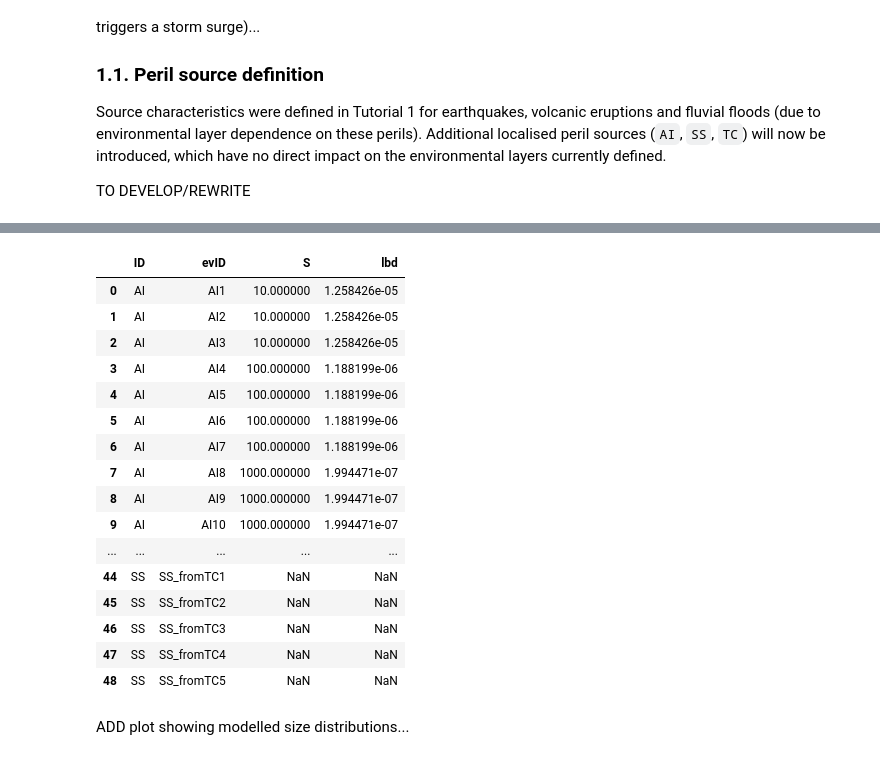
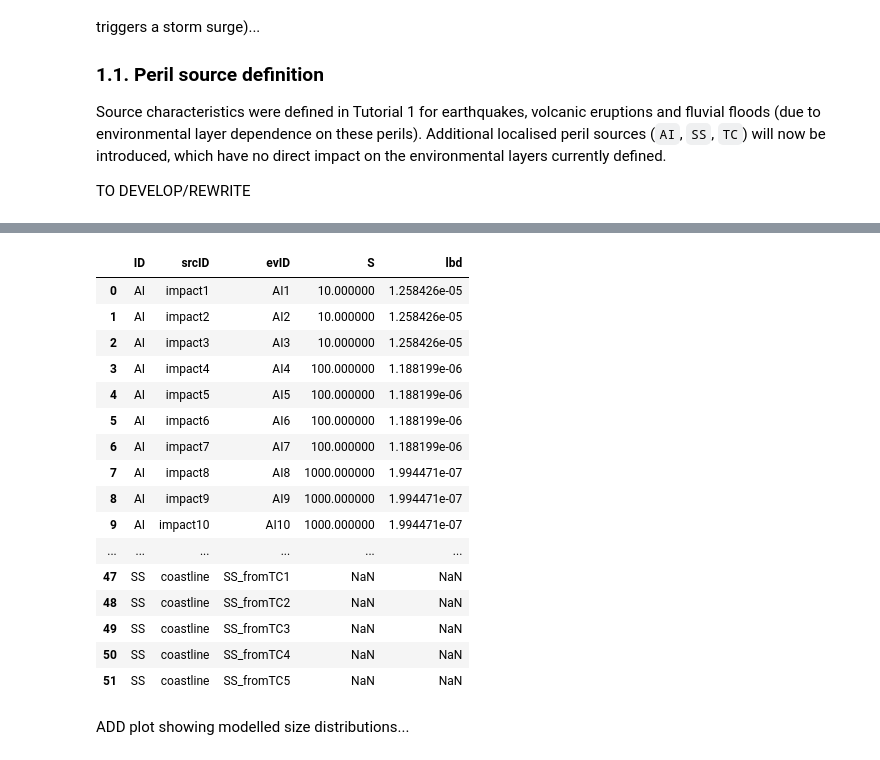
Before and after one commit to MignanRiskAnalytics/GenMR_SCOR, a Jupyter notebook: jupyter_execute/notebooks/Tutorial2_DigitalTemplate_perils.ipynb, the cells around one changed output, grey strips where cells are left out. Saved outputs shown, nothing was run; the diff lists cells and outputs as text; code cells hidden in the pictures.

```diff
--- a/jupyter_execute/notebooks/Tutorial2_DigitalTemplate_perils.ipynb
+++ b/jupyter_execute/notebooks/Tutorial2_DigitalTemplate_perils.ipynb
@@ -98,20 +98,17 @@ TO DEVELOP/REWRITE
 src.par['perils'] = ['AI','EQ','RS','TC','VE', 'FF','LS','SS']    # IMPORTANT: primary perils come first
 src.par['rdm_seed'] = 42      # None or integer (for stochastic sources: AI, TC)
 
-# update already defined perils (see Tutorial 1)
-src.par['EQ']['N'] = 20   # to be later distributed over 3 fault segments
-src.par['VE']['N'] = 3
 
 # define new perils
 src.par['AI'] = {'object': 'impact', 'N': 10}     # random uniform asteroid impacts (point sources)
 src.par['LS'] = {'object': 'terrain'}
-src.par['RS'] = {'object': 'atmosphere', 'N': 3}  # as trigger of landslides
+src.par['RS'] = {'object': 'atmosphere'}          # as trigger of landslides
 
 src.par['SS'] = {'object': 'coastline'}
 SS_src_xi, SS_src_yi = topoLayer.coastline_coord
 src.SS_char = {'x': SS_src_xi, 'y': SS_src_yi}
 
-src.par['TC'] = {'object': 'storm track', 'N': 5,  # pseudo-random track sources moving from West to East
+src.par['TC'] = {'object': 'stormtrack', 'N': 5,  # pseudo-random track sources moving from West to East
                  'npt': 10,      # number of points along track, which crosses the grid from West to East
                  'max_dev': 3,   # random uniform deviation along the y-axis at each track point
                  'bin_km': 1.}   # track spatial resolution
@@ -142,59 +141,60 @@ All calculations take place in the function `gen_evset()`.
 EQ_Mmax = np.max(src.EQ_char['srcMmax'])
 
 sizeDistr = {
-    'primary': ['AI','EQ','RS','TC','VE','WF'],
-    'secondary': ['LS','SS'],
+    'primary': ['AI','EQ','RS','TC','VE','WF', 'Ex'],
+    'secondary': ['FF', 'LS','SS'],
     # primary perils
     'AI':{
-        'Sunit': 'Bolide energy $E$ (kton)',
+        'Nstoch': src.par['AI']['N'], 'Sunit': 'Bolide energy $E$ (kton)',
         'Smin': 10, 'Smax': 1e3, 'Sbin': 1, 'Sscale': 'log',
         'distr': 'powerlaw', 'region': 'global', 'a0': .5677, 'b': .9       # see Sect. 2.3.1
     },
     'EQ':{
-        'Sunit': 'Magnitude $M$',
+        'Nstoch': 20, 'Sunit': 'Magnitude $M$',
         'Smin': 6, 'Smax': EQ_Mmax, 'Sbin': .1, 'Sscale': 'linear',
         'distr': 'exponential', 'a': 5, 'b': 1.                  # i.e., one M = a EQ per year (given b = 1)
     },
     'RS':{
-        'Sunit': 'Water column (mm/hr)',
+        'Nstoch': 3, 'Sunit': 'Water column (mm/hr)',
         'Smin': 75, 'Smax': 125, 'Sbin': 25, 'Sscale': 'linear',
         'distr': 'GPD', 'region': 'CONUS', 'mu': 50., 'xi': -.051, 'sigma': 11.8, 'Lbdmin0': 522. # see Sect. 2.3.2
     },
     'TC':{
-        'Sunit': 'Max. wind speed (m/s)',
+        'Nstoch': src.par['TC']['N'], 'Sunit': 'Max. wind speed (m/s)',
         'Smin': 40, 'Smax': 65, 'Sbin': 10, 'Sscale': 'linear',
         'distr': 'GPD', 'region': 'global', 'mu': 33., 'xi': -.280, 'sigma': 17.8,'Lbdmin0': 43.9  # IBTrACS fit
 #        , 'Lbdmin': .1      # overwrites Lbdmin derived from Lbdmin0 to directly choose rate(>=Smin) = Lbdmin
     },
     'VE':{
-        'Sunit': 'Ash volume (km$^3$)',
+        'Nstoch': 3, 'Sunit': 'Ash volume (km$^3$)',
         'Smin': 1, 'Smax': 10, 'Sbin': .5, 'Sscale': 'log',
         'distr': 'powerlaw', 'region': 'global', 'a0': -1.155, 'b': .66      # see Sect. 2.3.1
     },
     # secondary perils - here ad-hoc Pr(peril|trigger) = 1, see tutorial 3 for probabilistic case
+    'FF':{'trigger': 'RS'},
     'LS':{'trigger': 'RS'},
     'SS':{'trigger': 'TC'}
 }
 
-stochset = GenMR_perils.gen_eventset(src, sizeDistr)
-stochset
+evtable, evchar = GenMR_perils.gen_eventset(src, sizeDistr)
+evtable
 # %% [output]
-|  | ID | evID | S | lbd |
-| 0 | AI | AI1 | 10.000000 | 1.258426e-05 |
-| 1 | AI | AI2 | 10.000000 | 1.258426e-05 |
-| 2 | AI | AI3 | 10.000000 | 1.258426e-05 |
-| 3 | AI | AI4 | 100.000000 | 1.188199e-06 |
-| 4 | AI | AI5 | 100.000000 | 1.188199e-06 |
-| 5 | AI | AI6 | 100.000000 | 1.188199e-06 |
-| 6 | AI | AI7 | 100.000000 | 1.188199e-06 |
-| 7 | AI | AI8 | 1000.000000 | 1.994471e-07 |
-| 8 | AI | AI9 | 1000.000000 | 1.994471e-07 |
-| 9 | AI | AI10 | 1000.000000 | 1.994471e-07 |
-| ... | ... | ... | ... | ... |
-| 44 | SS | SS_fromTC1 | NaN | NaN |
-| 45 | SS | SS_fromTC2 | NaN | NaN |
-| 46 | SS | SS_fromTC3 | NaN | NaN |
-| 47 | SS | SS_fromTC4 | NaN | NaN |
-| 48 | SS | SS_fromTC5 | NaN | NaN |
+|  | ID | srcID | evID | S | lbd |
+| 0 | AI | impact1 | AI1 | 10.000000 | 1.258426e-05 |
+| 1 | AI | impact2 | AI2 | 10.000000 | 1.258426e-05 |
+| 2 | AI | impact3 | AI3 | 10.000000 | 1.258426e-05 |
+| 3 | AI | impact4 | AI4 | 100.000000 | 1.188199e-06 |
+| 4 | AI | impact5 | AI5 | 100.000000 | 1.188199e-06 |
+| 5 | AI | impact6 | AI6 | 100.000000 | 1.188199e-06 |
+| 6 | AI | impact7 | AI7 | 100.000000 | 1.188199e-06 |
+| 7 | AI | impact8 | AI8 | 1000.000000 | 1.994471e-07 |
+| 8 | AI | impact9 | AI9 | 1000.000000 | 1.994471e-07 |
+| 9 | AI | impact10 | AI10 | 1000.000000 | 1.994471e-07 |
+| ... | ... | ... | ... | ... | ... |
+| 47 | SS | coastline | SS_fromTC1 | NaN | NaN |
+| 48 | SS | coastline | SS_fromTC2 | NaN | NaN |
+| 49 | SS | coastline | SS_fromTC3 | NaN | NaN |
+| 50 | SS | coastline | SS_fromTC4 | NaN | NaN |
+| 51 | SS | coastline | SS_fromTC5 | NaN | NaN |
 # %% [markdown]
 ADD plot showing modelled size distributions...
```
Also changed, not shown: parts of 7 cells of this notebook, 22 other files.
